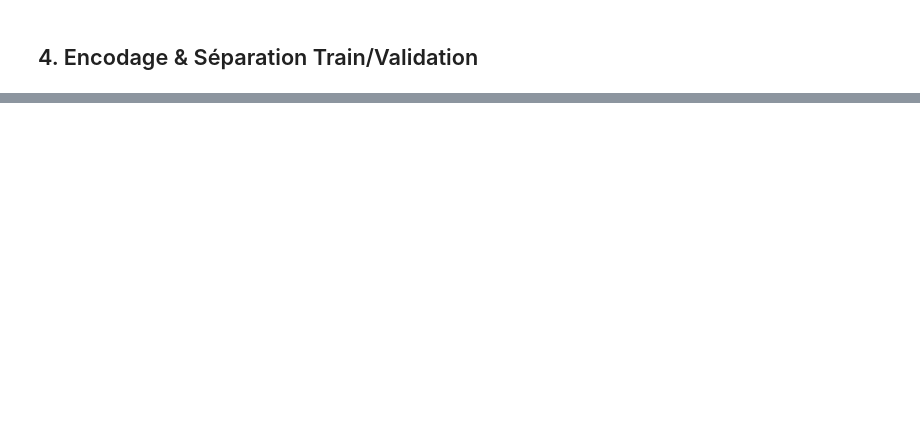
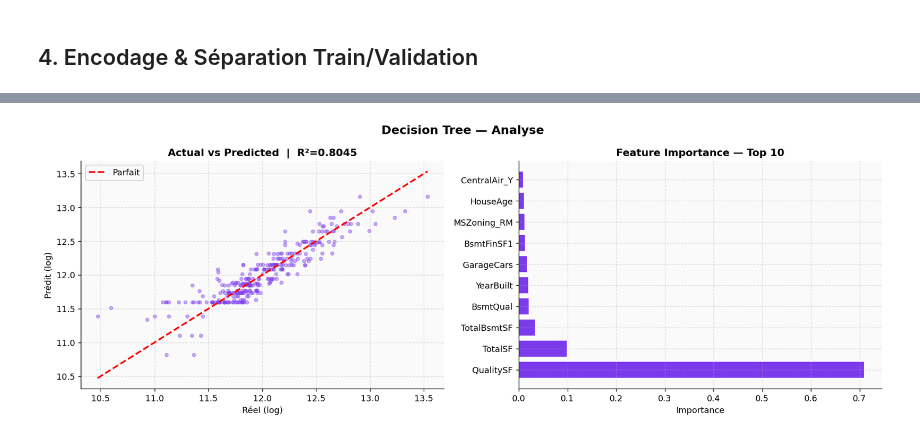
Before and after one commit to tahamesselmani50/house-price-prediction, a Jupyter notebook: notebooks/02_Modeling.ipynb, the cells around one changed output, grey strips where cells are left out. Drawn from its saved outputs; the diff is of its cells as text; code cells hidden in the pictures; blank space fills up the shorter version.

```diff
--- a/notebooks/02_Modeling.ipynb
+++ b/notebooks/02_Modeling.ipynb
@@ -548,0 +407,22 @@ ce qui signifie que le modèle explique ~90.5% de la variance du prix de vente.
+# %%
+fig, axes = plt.subplots(1, 2, figsize=(14, 5))
+fig.suptitle('Decision Tree — Analyse', fontsize=14, fontweight='bold')
+
+axes[0].scatter(y_val, y_pred_dtree, alpha=0.4, color='#7C3AED', s=15)
+mn, mx = min(y_val.min(), y_pred_dtree.min()), max(y_val.max(), y_pred_dtree.max())
+axes[0].plot([mn,mx],[mn,mx],'r--',lw=2,label='Parfait')
+axes[0].set_xlabel('Réel (log)'); axes[0].set_ylabel('Prédit (log)')
+axes[0].set_title(f'Actual vs Predicted  |  R²={r2_dtree:.4f}', fontweight='bold')
+axes[0].legend()
+
+# Feature importance top 10
+top10 = fi_dtree.sort_values(ascending=False).head(10)
+axes[1].barh(top10.index, top10.values, color='#7C3AED', edgecolor='white')
+axes[1].set_xlabel('Importance')
+axes[1].set_title('Feature Importance — Top 10', fontweight='bold')
+
+plt.tight_layout()
+plt.savefig('../data/dtree_analysis.png', bbox_inches='tight', dpi=130)
+plt.show()
+# %% [output]
+[figure, added]
```
Also changed, not shown: parts of 51 cells of this notebook, 8 other files.
